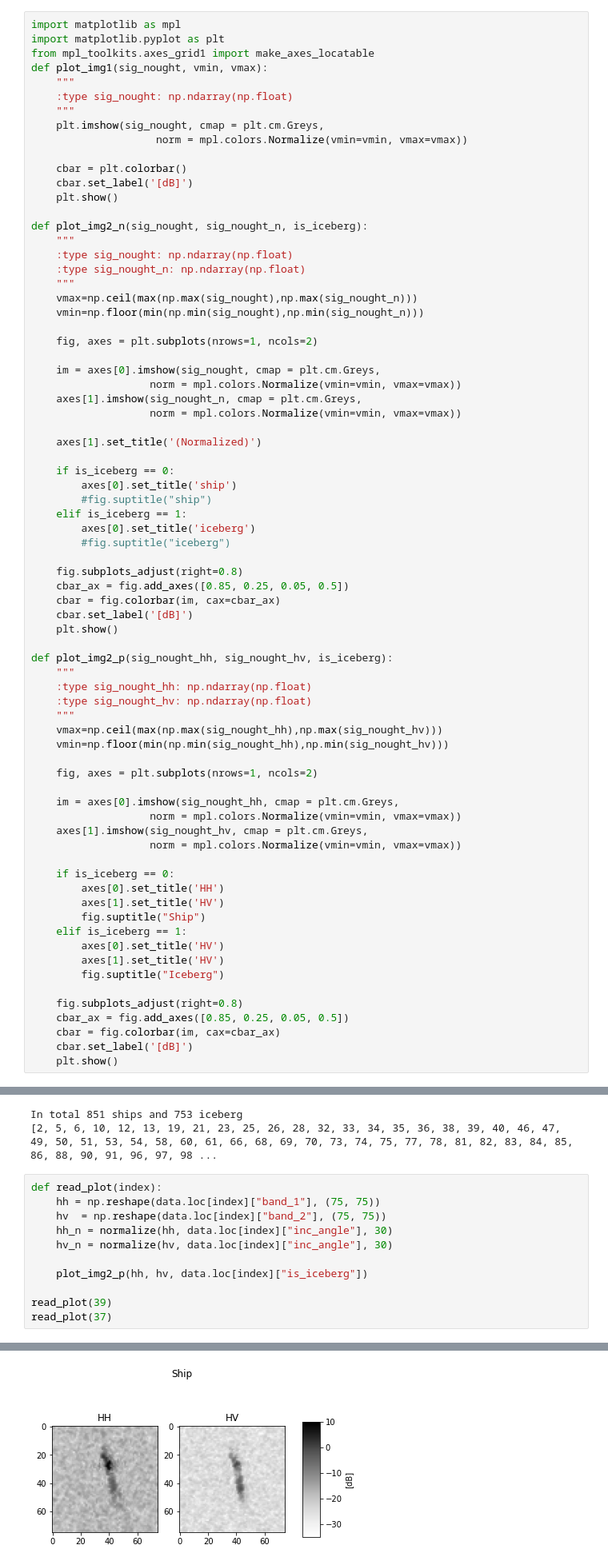
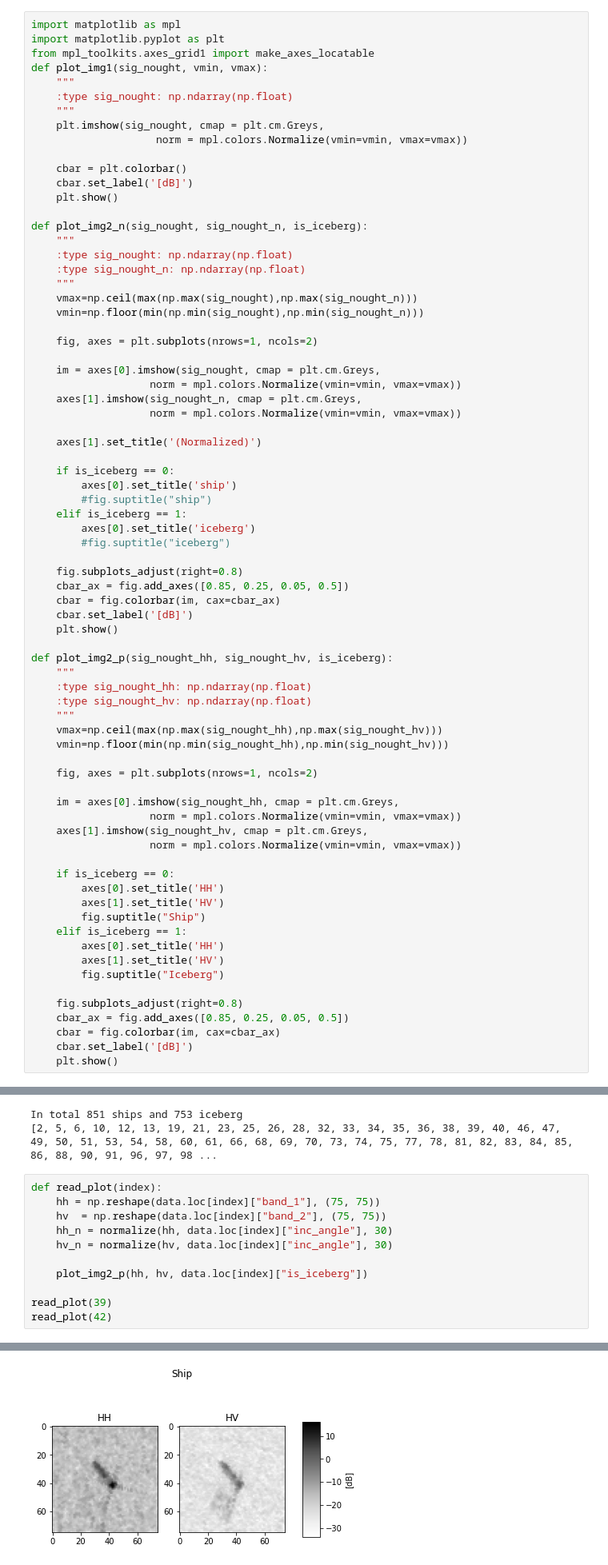
Before and after one commit to eikeschuett/IcebergShipDetection, a Jupyter notebook: Display_dataset.ipynb, the cells around one changed output, grey strips where cells are left out. Shown at 80% size. Saved outputs shown, nothing was run; the diff lists cells and outputs as text.

```diff
--- a/Display_dataset.ipynb
+++ b/Display_dataset.ipynb
@@ -107,7 +107,7 @@ def plot_img2_p(sig_nought_hh, sig_nought_hv, is_iceberg):
         axes[1].set_title('HV')
         fig.suptitle("Ship")
     elif is_iceberg == 1:
-        axes[0].set_title('HV')
+        axes[0].set_title('HH')
         axes[1].set_title('HV')
         fig.suptitle("Iceberg")
 
@@ -135,14 +135,14 @@ In total 851 ships and 753 iceberg
 # %%
 def read_plot(index):
     hh = np.reshape(data.loc[index]["band_1"], (75, 75))
     hv  = np.reshape(data.loc[index]["band_2"], (75, 75))
     hh_n = normalize(hh, data.loc[index]["inc_angle"], 30)
     hv_n = normalize(hv, data.loc[index]["inc_angle"], 30)
 
     plot_img2_p(hh, hv, data.loc[index]["is_iceberg"])
 
 read_plot(39)
-read_plot(37)
+read_plot(42)
 # %% [output]
 [figure]
-[figure, old version]
+[figure, new version]
```
Also changed, not shown: parts of 1 cell of this notebook.
